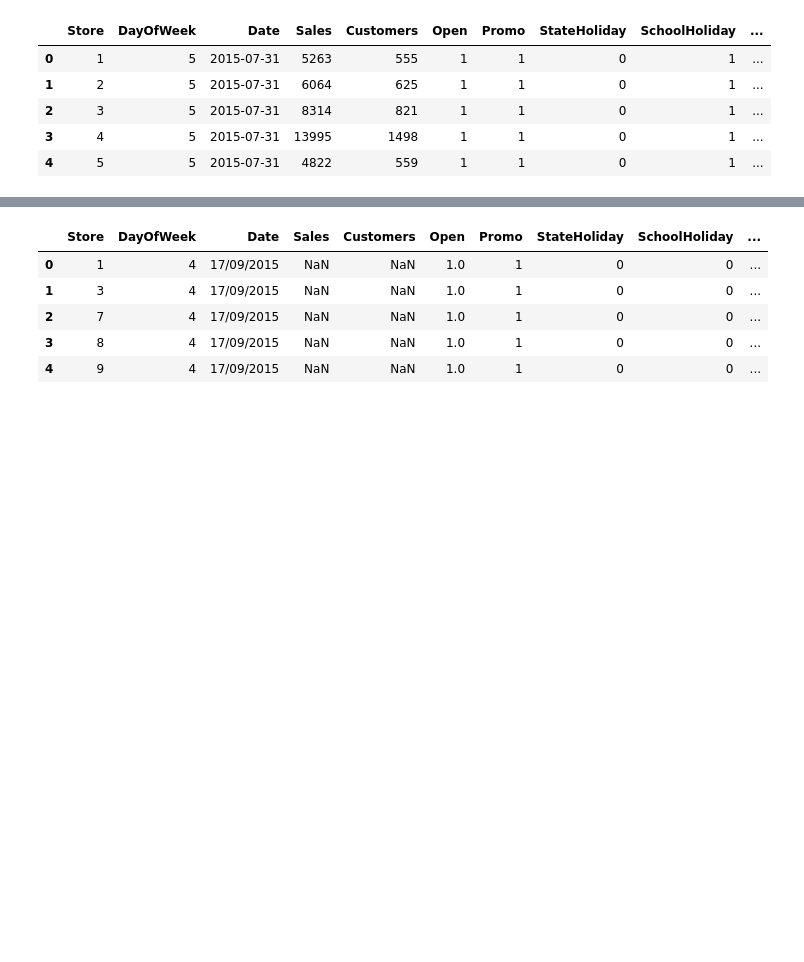
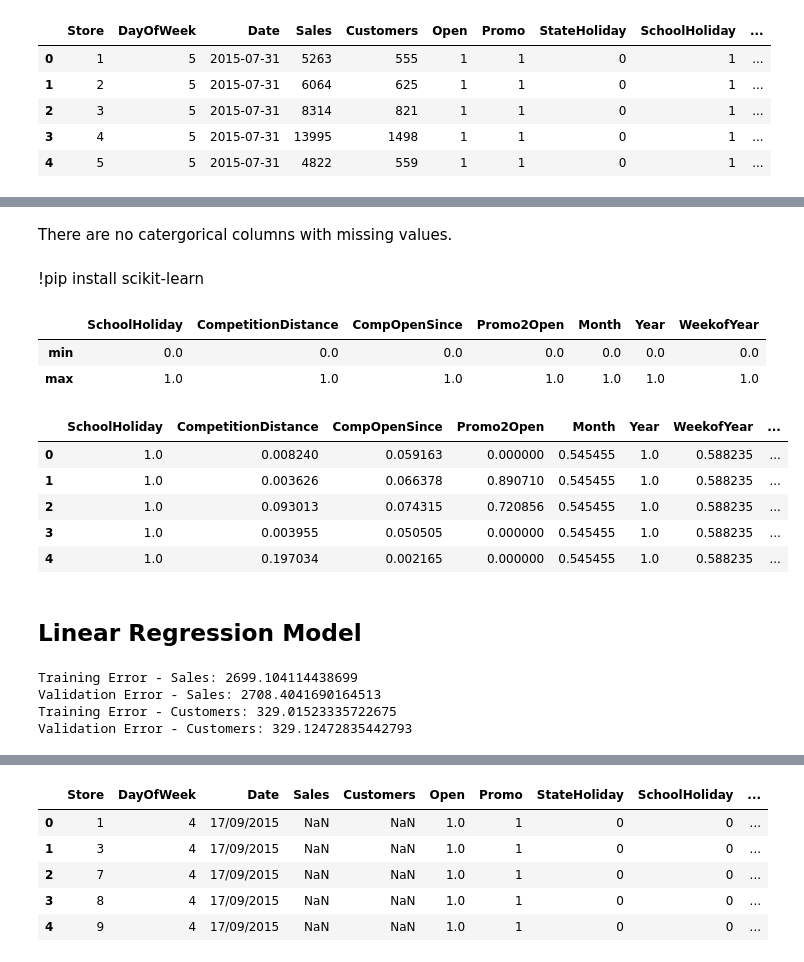
Before and after one commit to salaarslan98/Rossman-Dataset-Analysis, a Jupyter notebook: Rossman Sales Forecasting.ipynb, the cells around one changed output, grey strips where cells are left out. Cells and saved outputs as stored; diff of their text form; code cells hidden in the pictures; blank space fills up the shorter version.

```diff
--- a/Rossman Sales Forecasting.ipynb
+++ b/Rossman Sales Forecasting.ipynb
@@ -685,0 +740,6 @@ training_df.head()
+# %%
+#Numeric and Categorical columns
+numeric_cols = ['SchoolHoliday',
+              'CompetitionDistance', 'CompOpenSince', 'Promo2Open',
+               'Month', 'Year', 'WeekofYear']
+categorical_cols = ['DayOfWeek', 'StateHoliday', 'StoreType', 'Assortment', 'Day', 'IsPromo2Month', 'Promo2', 'Promo']
@@ -685,0 +771,34 @@ training_df.head()
+# %% [markdown]
+There are no catergorical columns with missing values.
+# %% [markdown]
+!pip install scikit-learn
+# %%
+#Scaling Numerical columns
+from sklearn.preprocessing import MinMaxScaler
+scaler= MinMaxScaler().fit(inputs[numeric_cols])
+inputs[numeric_cols]=scaler.transform(inputs[numeric_cols])
+inputs[numeric_cols].describe().loc[['min', 'max']]
+# %% [output]
+|  | SchoolHoliday | CompetitionDistance | CompOpenSince | Promo2Open | Month | Year | WeekofYear |
+| min | 0.0 | 0.0 | 0.0 | 0.0 | 0.0 | 0.0 | 0.0 |
+| max | 1.0 | 1.0 | 1.0 | 1.0 | 1.0 | 1.0 | 1.0 |
+# %%
+#Encoding Categorical Columns
+from sklearn.preprocessing import OneHotEncoder
+encoder= OneHotEncoder(sparse_output=False).fit(inputs[categorical_cols])
+encoded_cols = list(encoder.get_feature_names_out(categorical_cols))
+inputs[encoded_cols]=encoder.transform(inputs[categorical_cols])
+# %%
+#Define the final input for the training and test set
+X= inputs[numeric_cols+encoded_cols]
+# %%
+X.head()
+# %% [output]
+|  | SchoolHoliday | CompetitionDistance | CompOpenSince | Promo2Open | Month | Year | WeekofYear | ... |
+| 0 | 1.0 | 0.008240 | 0.059163 | 0.000000 | 0.545455 | 1.0 | 0.588235 | ... |
+| 1 | 1.0 | 0.003626 | 0.066378 | 0.890710 | 0.545455 | 1.0 | 0.588235 | ... |
+| 2 | 1.0 | 0.093013 | 0.074315 | 0.720856 | 0.545455 | 1.0 | 0.588235 | ... |
+| 3 | 1.0 | 0.003955 | 0.050505 | 0.000000 | 0.545455 | 1.0 | 0.588235 | ... |
+| 4 | 1.0 | 0.197034 | 0.002165 | 0.000000 | 0.545455 | 1.0 | 0.588235 | ... |
+# %% [markdown]
+## Linear Regression Model
@@ -685,0 +815,17 @@ training_df.head()
+# %%
+# Calculating RMSE separately for 'Sales' and 'Customers'
+from sklearn.metrics import mean_squared_error
+
+rmse_train_sales = mean_squared_error(predictions_train[:, 0], train_y['Sales'], squared=False)
+rmse_val_sales = mean_squared_error(predictions_val[:, 0], val_y['Sales'], squared=False)
+
+rmse_train_customers = mean_squared_error(predictions_train[:, 1], train_y['Customers'], squared=False)
+rmse_val_customers = mean_squared_error(predictions_val[:, 1], val_y['Customers'], squared=False)
+
+print(f"Training Error - Sales: {rmse_train_sales}   \nValidation Error - Sales: {rmse_val_sales}")
+print(f"Training Error - Customers: {rmse_train_customers}   \nValidation Error - Customers: {rmse_val_customers}")
+# %% [output]
+Training Error - Sales: 2699.104114438699
+Validation Error - Sales: 2708.4041690164513
+Training Error - Customers: 329.01523335722675
+Validation Error - Customers: 329.12472835442793
```
Also changed, not shown: parts of 56 cells of this notebook.
